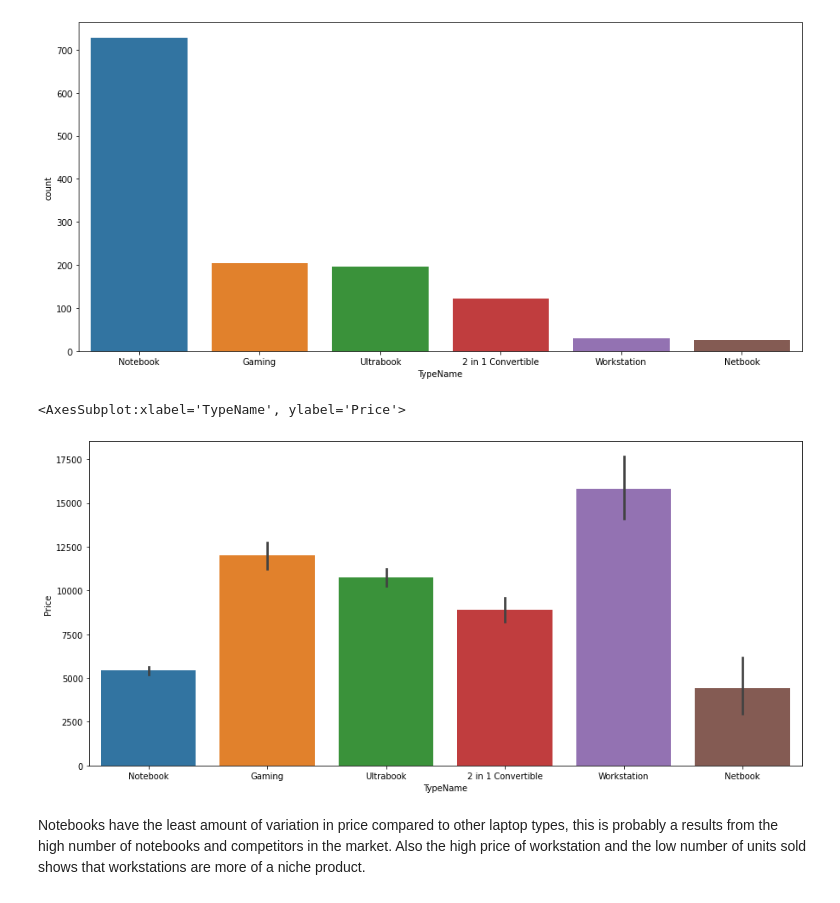
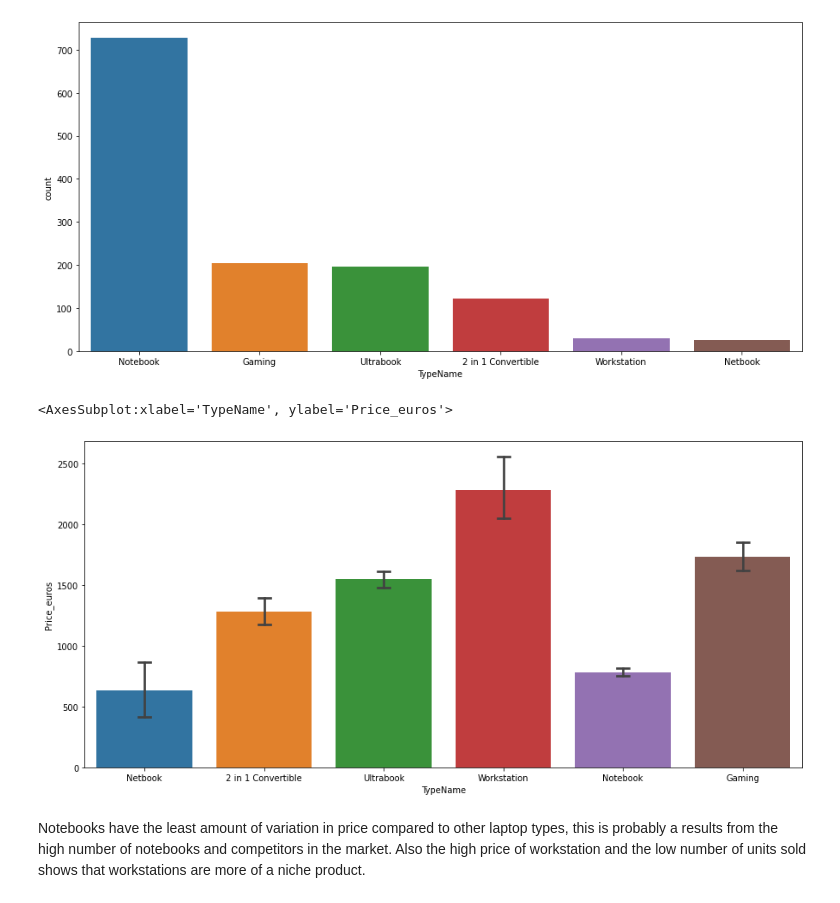
Before and after one commit to AmineMahdioui/Laptop_Price_predection, a Jupyter notebook: LPP.ipynb, the cells around one changed output. Drawn from its saved outputs; the diff is of its cells as text; code cells hidden in the pictures.

Commit message:
Encoding categorical data manually

```diff
--- a/LPP.ipynb
+++ b/LPP.ipynb
@@ -11,6 +9,6 @@ import seaborn as sn
 # %% [markdown]
 Importing the data from csv
 # %%
-df = pd.read_csv("laptop_data.csv",index_col=0)
+df = pd.read_csv("laptop_price.csv",encoding='latin-1')
 df.head(2)
 # %% [output]
@@ -197,10 +200,11 @@ sn.countplot(x=df['TypeName'],order=df['TypeName'].value_counts().index)
 [figure]
 # %%
 plt.figure(figsize=(15,7))
-sn.barplot(x = 'TypeName',y= 'Price',data=df,order=df['TypeName'].value_counts().index)
+x = df.groupby(['TypeName']).Price_euros.max().sort_values().keys()
+sn.barplot(x = 'TypeName',y= 'Price_euros',data=df,order=x,capsize=.1)
 # %% [output]
-<AxesSubplot:xlabel='TypeName', ylabel='Price'>
+<AxesSubplot:xlabel='TypeName', ylabel='Price_euros'>
-[figure, old version]
+[figure, new version]
 # %% [markdown]
 Notebooks have the least amount of variation in price compared to other laptop types, this is probably a results from the high number of notebooks and competitors in the market.
 Also the high price of workstation and the low number of units sold shows that workstations are more of a niche product.
```
Also changed, not shown: parts of 83 cells of this notebook.
